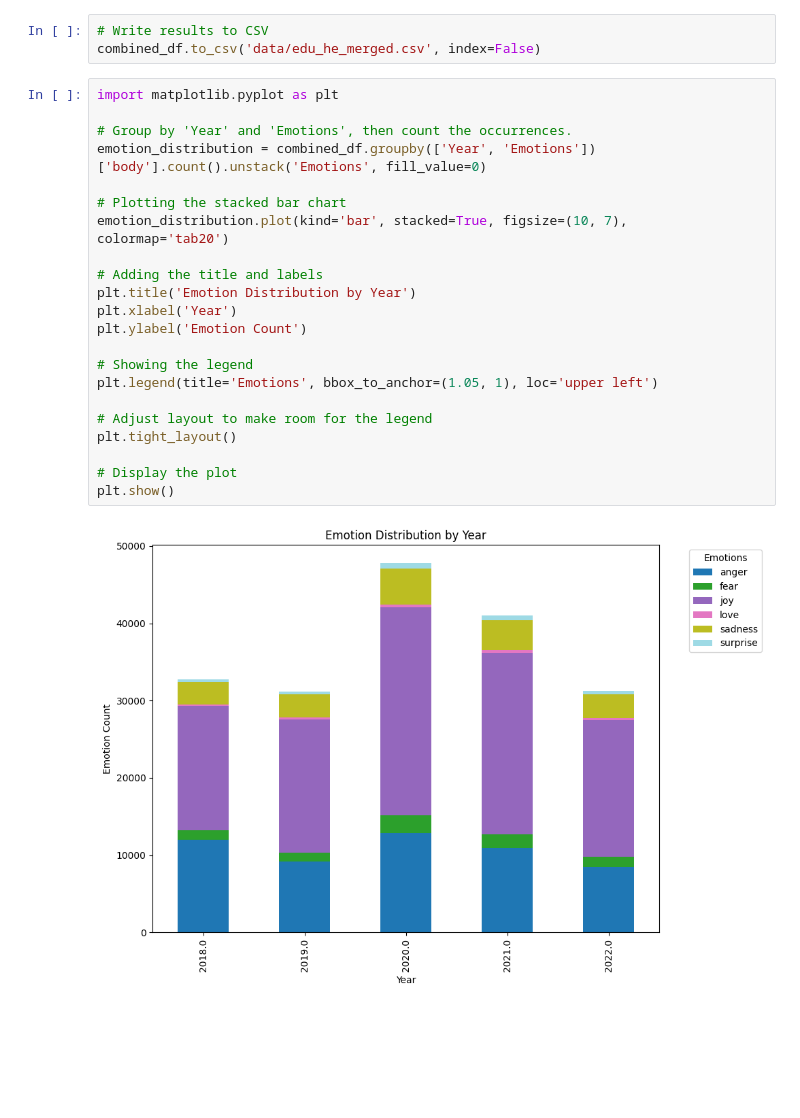
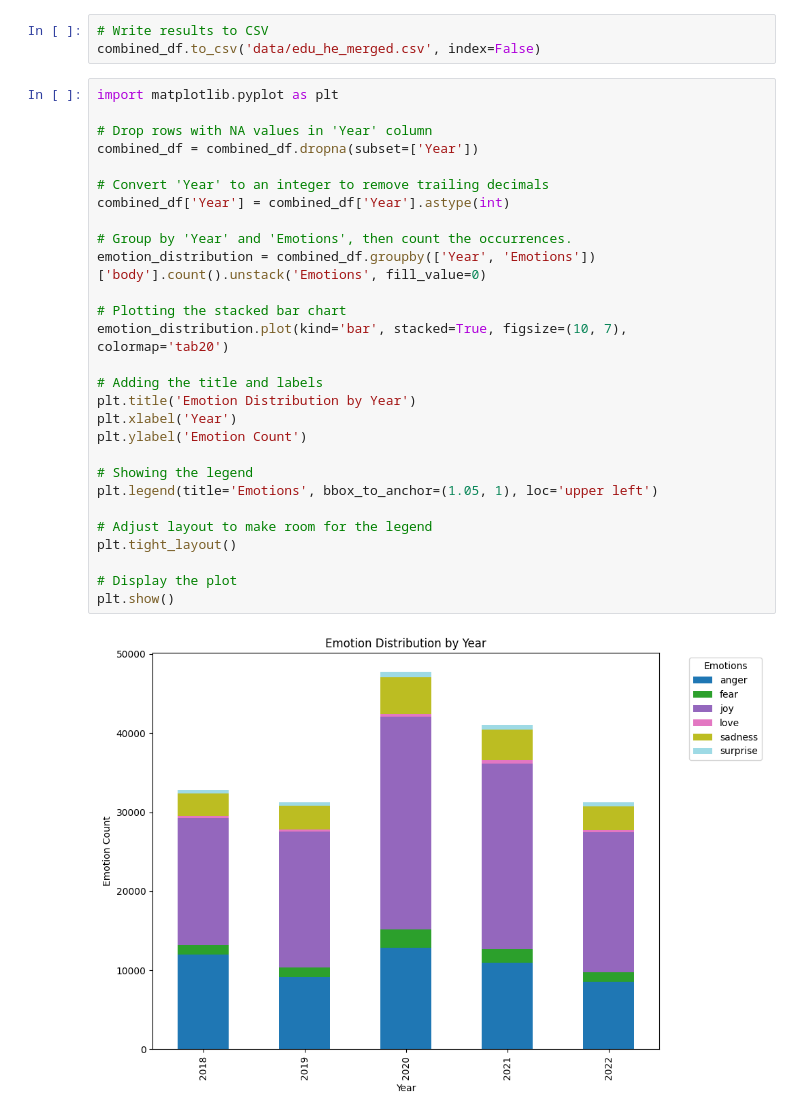
Before and after one commit to katyk20/distance-education-highered, a Jupyter notebook: Notebooks/reddit/edu_he_merge.ipynb, the cells around one changed output. Saved outputs shown, nothing was run; the diff lists cells and outputs as text; blank space fills up the shorter version.

Commit message:
changed year to int

```diff
--- a/Notebooks/reddit/edu_he_merge.ipynb
+++ b/Notebooks/reddit/edu_he_merge.ipynb
@@ -33,25 +33,31 @@ print(combined_df.head())
 combined_df.to_csv('data/edu_he_merged.csv', index=False)
 # %%
 import matplotlib.pyplot as plt
+
+# Drop rows with NA values in 'Year' column
+combined_df = combined_df.dropna(subset=['Year'])
+
+# Convert 'Year' to an integer to remove trailing decimals
+combined_df['Year'] = combined_df['Year'].astype(int)
 
 # Group by 'Year' and 'Emotions', then count the occurrences.
 emotion_distribution = combined_df.groupby(['Year', 'Emotions'])['body'].count().unstack('Emotions', fill_value=0)
 
 # Plotting the stacked bar chart
 emotion_distribution.plot(kind='bar', stacked=True, figsize=(10, 7), colormap='tab20')
 
 # Adding the title and labels
 plt.title('Emotion Distribution by Year')
 plt.xlabel('Year')
 plt.ylabel('Emotion Count')
 
 # Showing the legend
 plt.legend(title='Emotions', bbox_to_anchor=(1.05, 1), loc='upper left')
 
 # Adjust layout to make room for the legend
 plt.tight_layout()
 
 # Display the plot
 plt.show()
 # %% [output]
-[figure, old version]
+[figure, new version]
```
